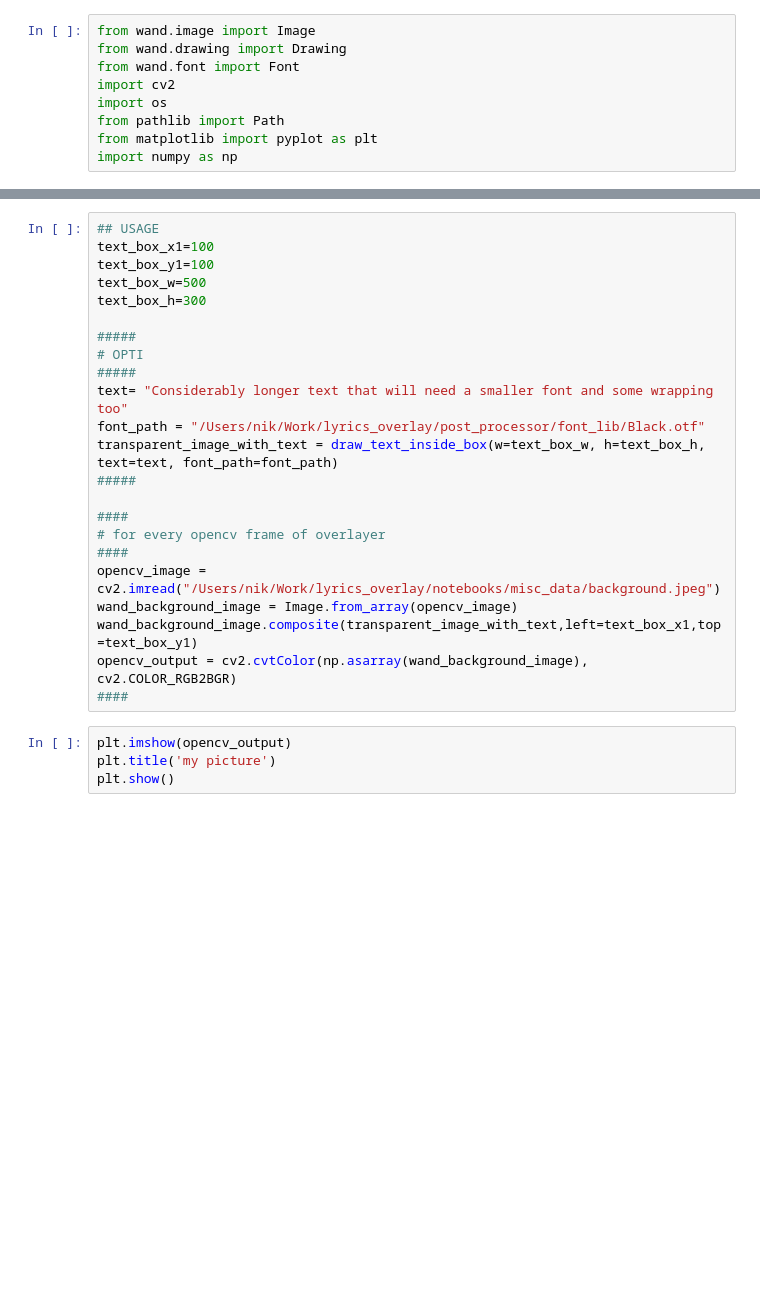
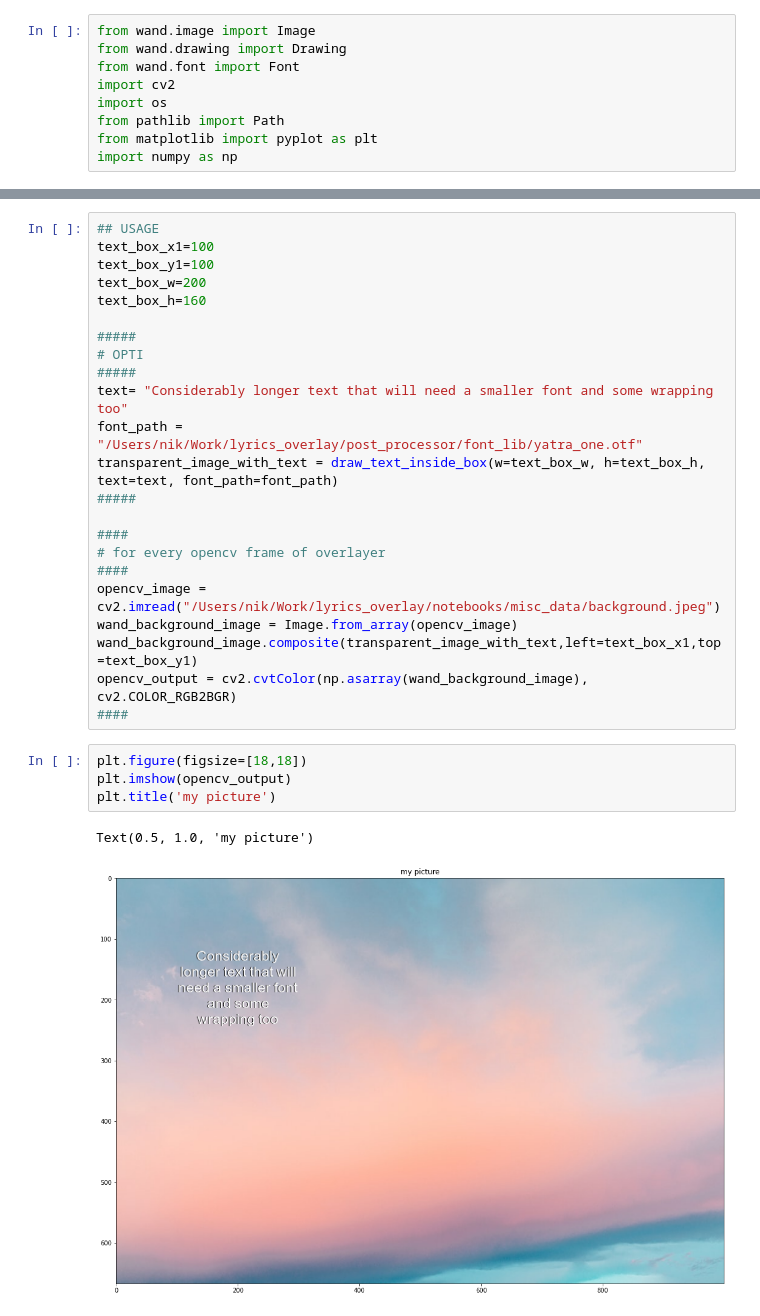
Before and after one commit to csubhodeep/lyrics_overlay, a Jupyter notebook: notebooks/text_font/text_font_exp.ipynb, the cells around one changed output, grey strips where cells are left out. Cells and saved outputs as stored; diff of their text form; blank space fills up the shorter version.

```diff
--- a/notebooks/text_font/text_font_exp.ipynb
+++ b/notebooks/text_font/text_font_exp.ipynb
@@ -312,14 +310,14 @@ def draw_text_inside_box(w: int, h: int, text: str, font_path: Path,
 ## USAGE
 text_box_x1=100
 text_box_y1=100
-text_box_w=500
-text_box_h=300
+text_box_w=200
+text_box_h=160
 
 #####
 # OPTI
 #####
 text= "Considerably longer text that will need a smaller font and some wrapping too"
-font_path = "/Users/nik/Work/lyrics_overlay/post_processor/font_lib/Black.otf"
+font_path = "/Users/nik/Work/lyrics_overlay/post_processor/font_lib/yatra_one.otf"
 transparent_image_with_text = draw_text_inside_box(w=text_box_w, h=text_box_h, text=text, font_path=font_path)
 #####
 
@@ -332,6 +330,9 @@ wand_background_image.composite(transparent_image_with_text,left=text_box_x1,top
 opencv_output = cv2.cvtColor(np.asarray(wand_background_image), cv2.COLOR_RGB2BGR)
 ####
 # %%
+plt.figure(figsize=[18,18])
 plt.imshow(opencv_output)
 plt.title('my picture')
-plt.show()
+# %% [output]
+Text(0.5, 1.0, 'my picture')
+[figure, added]
```
Also changed, not shown: parts of 1 cell of this notebook.
